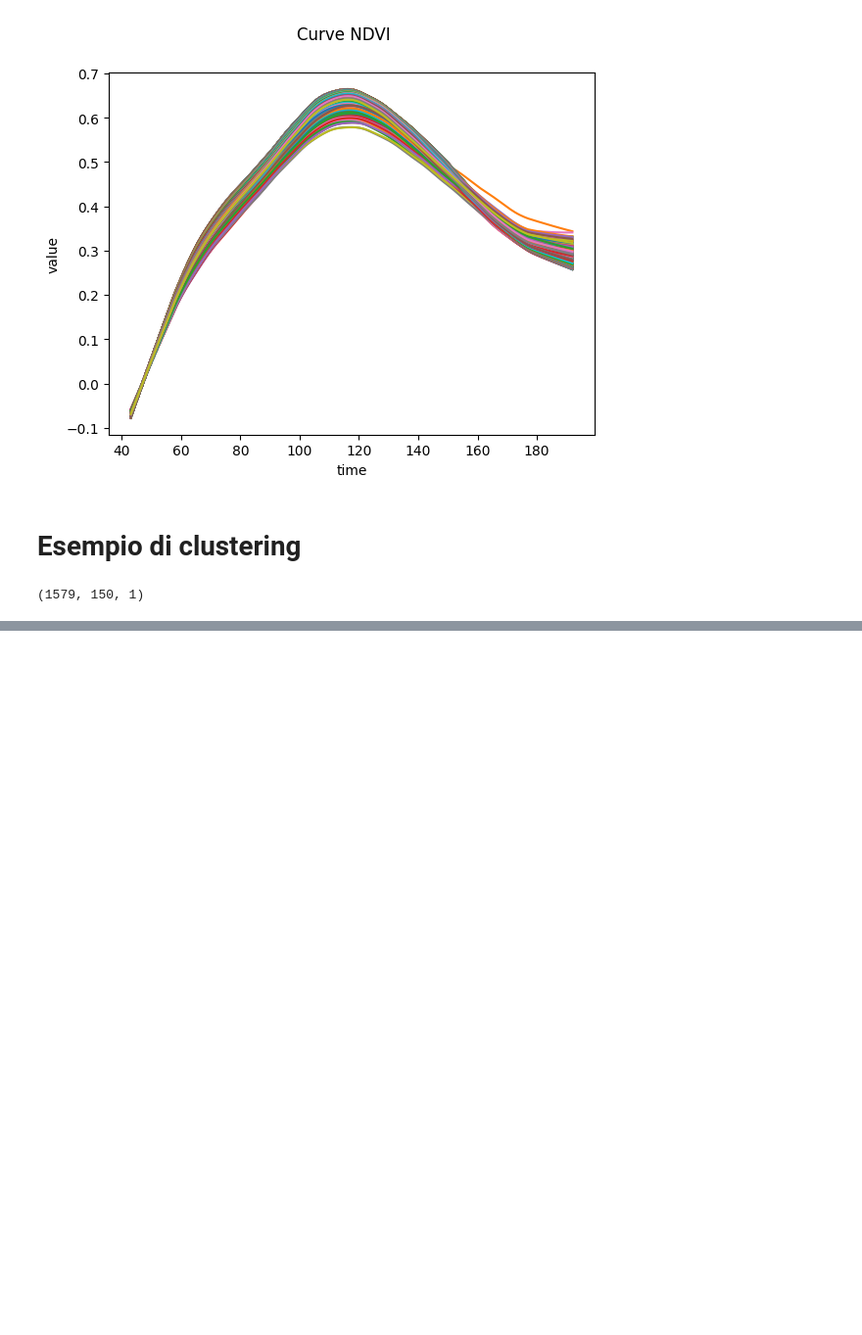
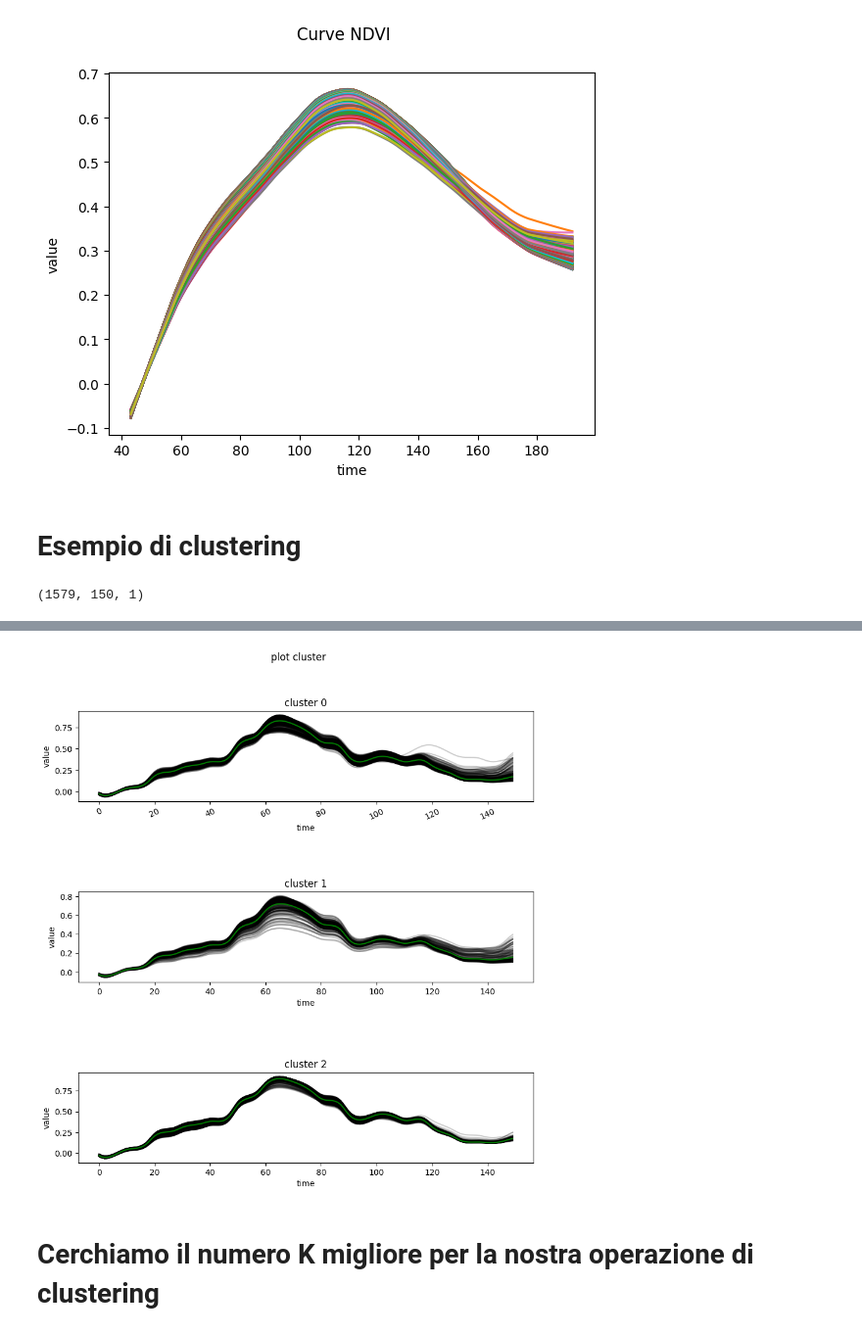
Before and after one commit to Simone-Scalella/BigDataProject, a Jupyter notebook: BigDataProject.ipynb, the cells around one changed output, grey strips where cells are left out. Shown at 98% size. Cells and saved outputs as stored; diff of their text form; code cells hidden in the pictures; blank space fills up the shorter version.

```diff
--- a/BigDataProject.ipynb
+++ b/BigDataProject.ipynb
@@ -70,0 +92,32 @@ km.cluster_centers_.shape
+# %%
+num_cluster = 3
+
+km = TimeSeriesKMeans(n_clusters=num_cluster, metric="euclidean", max_iter=5,
+                      random_state=0)
+y_pred = km.fit_predict(allPixelNDVIPoly)
+
+fig, axs = plt.subplots(nrows=num_cluster, ncols=1, figsize=(10, 10))
+plt.subplots_adjust(hspace=1)
+fig.suptitle('plot cluster')
+plt.sca(axs[0])
+plt.xticks(rotation=25) # Rotate label
+
+for b in range(0,num_cluster):
+
+    for xx in allPixelNDVIPoly[y_pred == b]:
+        axs[b].plot(xx.ravel(), "k-", alpha=.2)
+
+    axs[b].plot(range(0,150),km.cluster_centers_[b].ravel(),color="green")
+    axs[b].set_title("cluster "+str(b))
+    axs[b].set_xlabel("time")
+    axs[b].set_ylabel("value")
+    plt.sca(axs[b])
+
+
+#plt.sca(axs[1])
+#plt.xticks(rotation=25)
+plt.show()
+# %% [output]
+[figure, added]
+# %% [markdown]
+# Cerchiamo il numero K migliore per la nostra operazione di clustering
```
Also changed, not shown: parts of 17 cells of this notebook, 3 other files.
